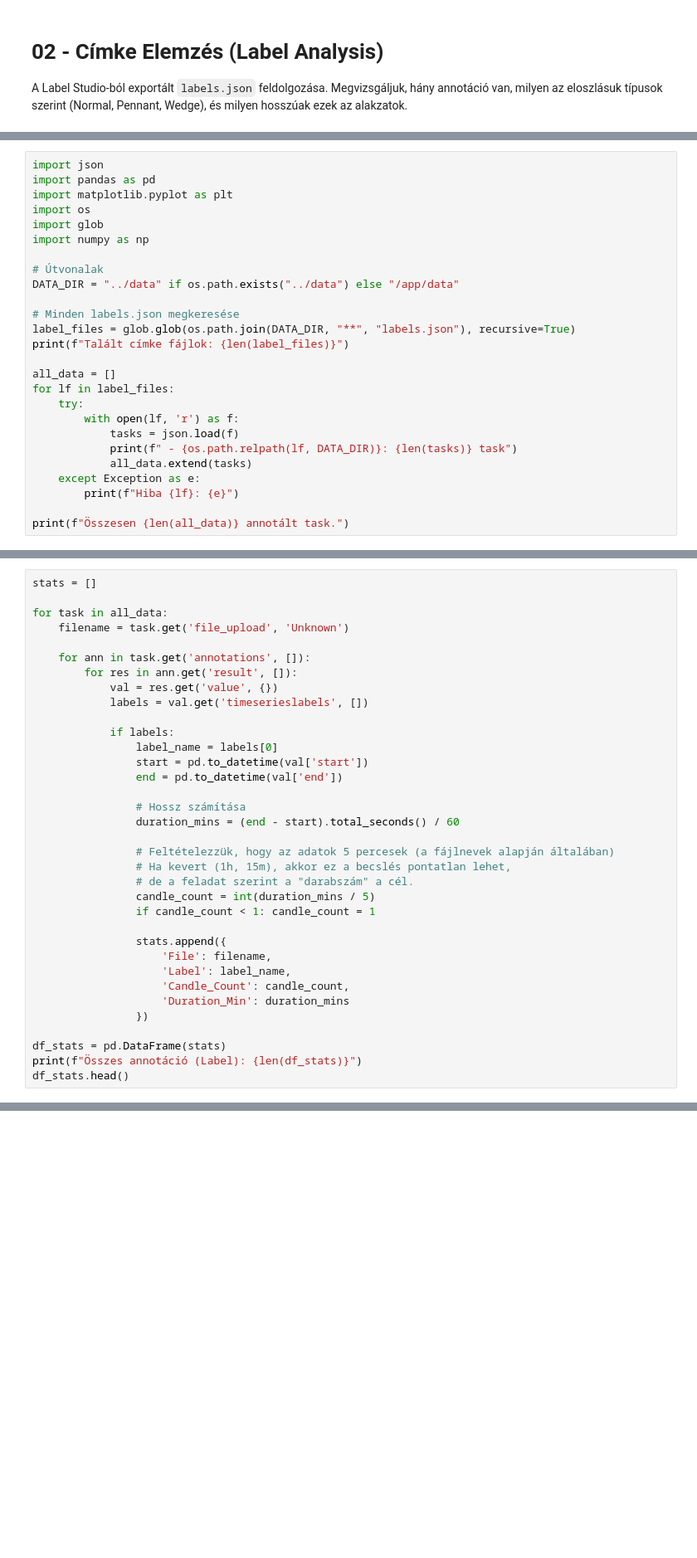
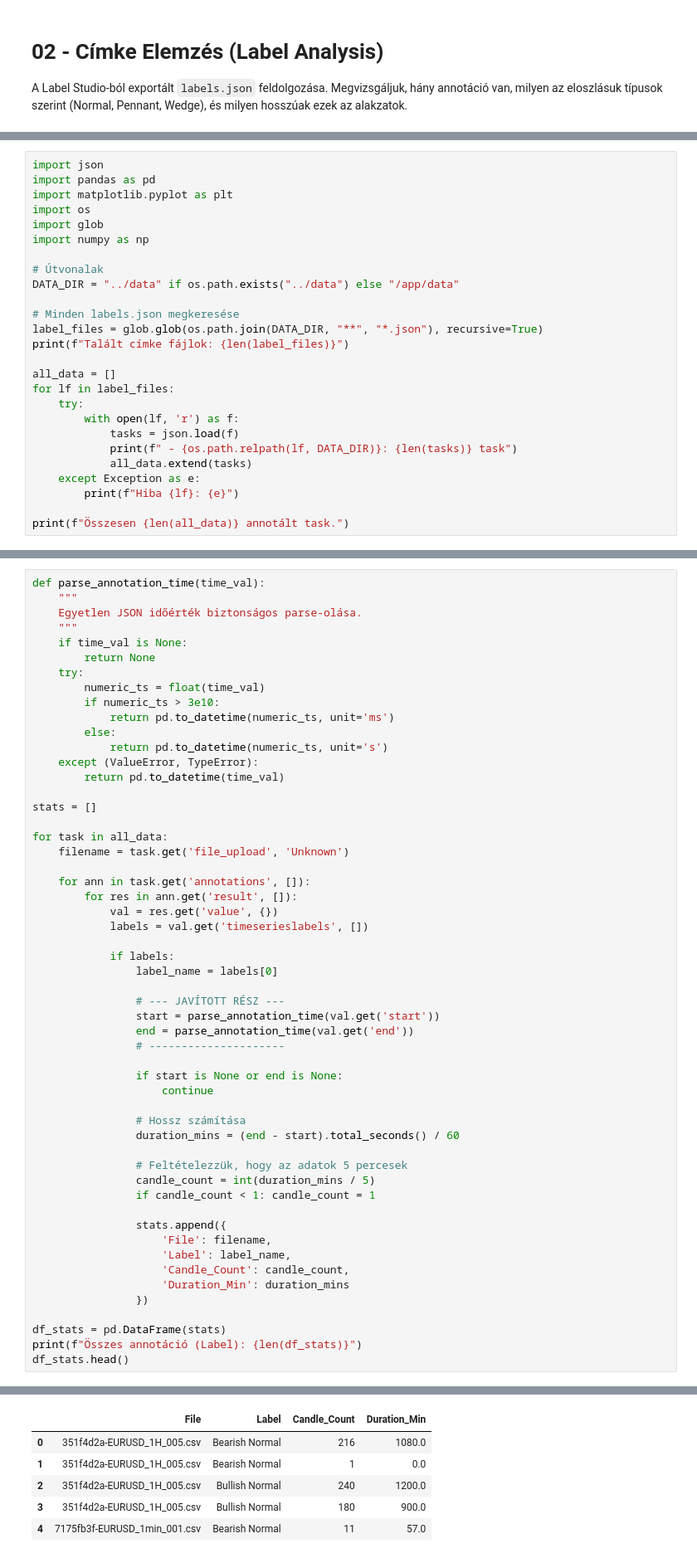
Before and after one commit to sutheo17/vitmma19-bull-flag-detector, a Jupyter notebook: notebook/02-label-analysis.ipynb, the cells around one changed output, grey strips where cells are left out. Shown at 83% size. Saved outputs shown, nothing was run; the diff lists cells and outputs as text; blank space fills up the shorter version.

```diff
--- a/notebook/02-label-analysis.ipynb
+++ b/notebook/02-label-analysis.ipynb
@@ -39,7 +13,7 @@ import numpy as np
 DATA_DIR = "../data" if os.path.exists("../data") else "/app/data"
 
 # Minden labels.json megkeresése
-label_files = glob.glob(os.path.join(DATA_DIR, "**", "labels.json"), recursive=True)
+label_files = glob.glob(os.path.join(DATA_DIR, "**", "*.json"), recursive=True)
 print(f"Talált címke fájlok: {len(label_files)}")
 
 all_data = []
@@ -56,4 +39,19 @@ print(f"Összesen {len(all_data)} annotált task.")
 # %%
+def parse_annotation_time(time_val):
+    """
+    Egyetlen JSON időérték biztonságos parse-olása.
+    """
+    if time_val is None:
+        return None
+    try:
+        numeric_ts = float(time_val)
+        if numeric_ts > 3e10:
+            return pd.to_datetime(numeric_ts, unit='ms')
+        else:
+            return pd.to_datetime(numeric_ts, unit='s')
+    except (ValueError, TypeError):
+        return pd.to_datetime(time_val)
+
 stats = []
 
 for task in all_data:
@@ -66,15 +64,19 @@ for task in all_data:
 
             if labels:
                 label_name = labels[0]
-                start = pd.to_datetime(val['start'])
-                end = pd.to_datetime(val['end'])
+
+                # --- JAVÍTOTT RÉSZ ---
+                start = parse_annotation_time(val.get('start'))
+                end = parse_annotation_time(val.get('end'))
+                # ---------------------
+
+                if start is None or end is None:
+                    continue
 
                 # Hossz számítása
                 duration_mins = (end - start).total_seconds() / 60
 
-                # Feltételezzük, hogy az adatok 5 percesek (a fájlnevek alapján általában)
-                # Ha kevert (1h, 15m), akkor ez a becslés pontatlan lehet,
-                # de a feladat szerint a "darabszám" a cél.
+                # Feltételezzük, hogy az adatok 5 percesek
                 candle_count = int(duration_mins / 5)
                 if candle_count < 1: candle_count = 1
 
@@ -88,3 +90,4 @@ for task in all_data:
 df_stats = pd.DataFrame(stats)
 print(f"Összes annotáció (Label): {len(df_stats)}")
 df_stats.head()
+# %% [output]
@@ -91,3 +95,9 @@ df_stats.head()
+|  | File | Label | Candle_Count | Duration_Min |
+| 0 | 351f4d2a-EURUSD_1H_005.csv | Bearish Normal | 216 | 1080.0 |
+| 1 | 351f4d2a-EURUSD_1H_005.csv | Bearish Normal | 1 | 0.0 |
+| 2 | 351f4d2a-EURUSD_1H_005.csv | Bullish Normal | 240 | 1200.0 |
+| 3 | 351f4d2a-EURUSD_1H_005.csv | Bullish Normal | 180 | 900.0 |
+| 4 | 7175fb3f-EURUSD_1min_001.csv | Bearish Normal | 11 | 57.0 |
 # %%
 plt.figure(figsize=(10, 6))
 ax = df_stats['Label'].value_counts().plot(kind='bar', color='skyblue', edgecolor='black')
```
Also changed, not shown: parts of 5 cells of this notebook, 5 other files.
